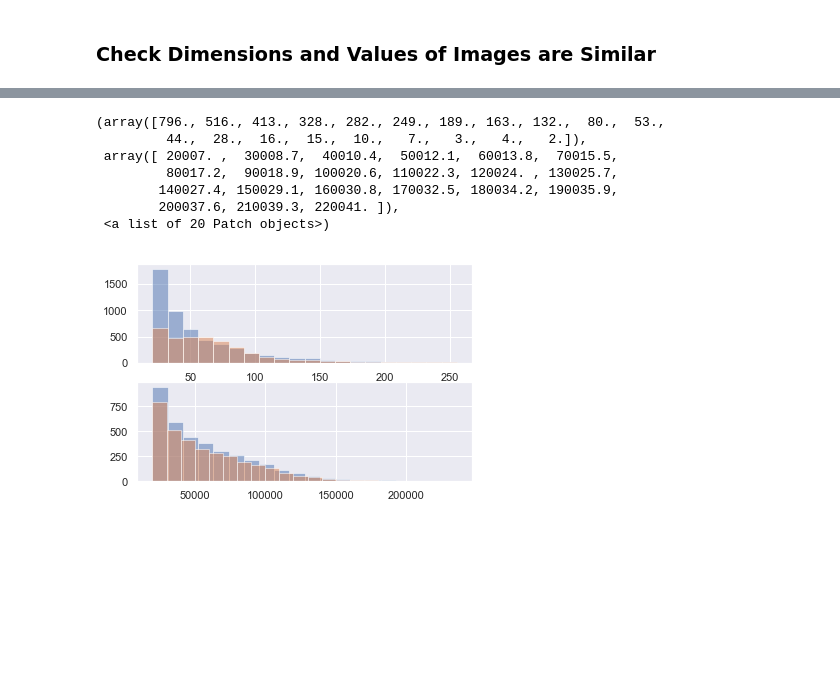
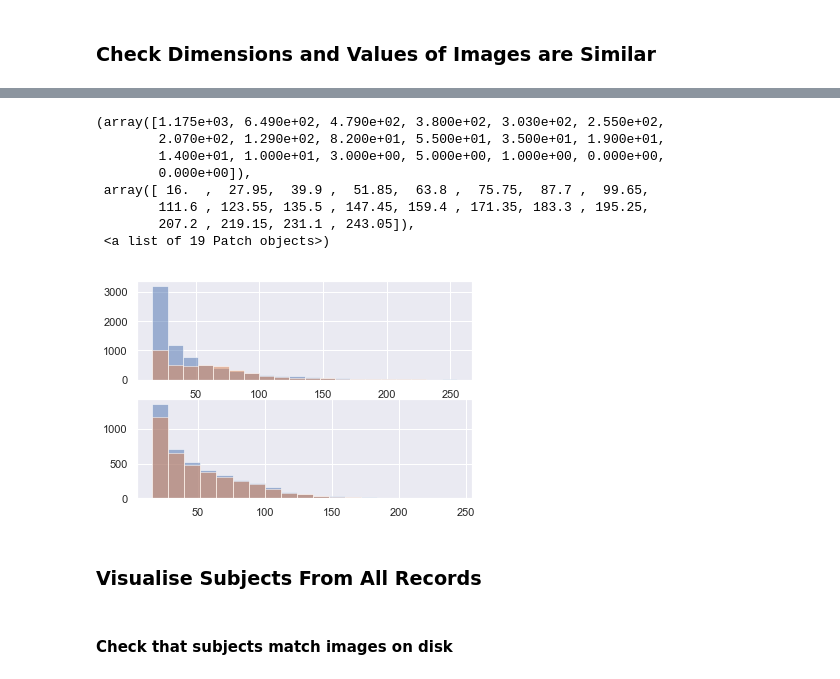
Before and after one commit to colinleach/zoobot, a Jupyter notebook: notebooks/verify_tfrecord_labels.ipynb, the cells around one changed output, grey strips where cells are left out. Cells and saved outputs as stored; diff of their text form; code cells hidden in the pictures; blank space fills up the shorter version.

```diff
--- a/notebooks/verify_tfrecord_labels.ipynb
+++ b/notebooks/verify_tfrecord_labels.ipynb
@@ -113,2 +90,16 @@ matching
 # %% [markdown]
 ### Compare Distributions of Labels, Total Votes
+# %%
+size = 128
+channels = 3
+n_subjects = None
+
+training_subjects = read_tfrecord.load_examples_from_tfrecord(
+    training_locs,
+    read_tfrecord.custom_feature_spec(['id_str', 'label', 'count']),
+    n_examples=n_subjects)
+
+acquired_subjects = read_tfrecord.load_examples_from_tfrecord(
+    acquired_locs,
+    read_tfrecord.custom_feature_spec(['id_str', 'label', 'count']),
+    n_examples=n_subjects)
@@ -144,0 +146,16 @@ assert set(acquired_id_strs) - set(training_id_strs) == set(acquired_id_strs)
+# %%
+size = 128
+channels = 3
+n_subjects = None
+
+training_subjects = read_tfrecord.load_examples_from_tfrecord(
+    training_locs,
+    read_tfrecord.custom_feature_spec(['matrix', 'id_str', 'label', 'count']),
+    n_examples=n_subjects)
+training_images = np.array([subject['matrix'].astype(np.uint8).reshape(size, size, channels) for subject in training_subjects])
+
+acquired_subjects = read_tfrecord.load_examples_from_tfrecord(
+    acquired_locs,
+    read_tfrecord.custom_feature_spec(['matrix', 'id_str', 'label', 'count']),
+    n_examples=n_subjects)
+acquired_images = np.array([subject['matrix'].astype(np.uint8).reshape(size, size, channels) for subject in acquired_subjects])
@@ -155,20 +175,24 @@ training_images.mean(), acquired_images.mean()
 # %%
 fig, (ax0, ax1) = plt.subplots(nrows=2)
+min_clip = 15
 flat_training_image = np.ravel(training_images[0])
-ax0.hist(flat_training_image[flat_training_image > 20], bins=20, alpha=0.5)
+_, bins, _ = ax0.hist(flat_training_image[flat_training_image > min_clip], bins=20, alpha=0.5)
 flat_acquired_image = np.ravel(acquired_images[0])
-ax0.hist(flat_acquired_image[flat_acquired_image > 20], bins=20, alpha=0.5)
+ax0.hist(flat_acquired_image[flat_acquired_image > min_clip], bins=bins[:-1], alpha=0.5)
 
-flat_training_batch = np.ravel(np.sum(training_images, axis=0))
-ax1.hist(flat_training_batch[flat_training_batch > 20000], bins=20, alpha=0.5)
-flat_acquired_batch = np.ravel(np.sum(acquired_images, axis=0))
-ax1.hist(flat_acquired_batch[flat_acquired_batch > 20000], bins=20, alpha=0.5)
+flat_training_batch = np.ravel(np.mean(training_images, axis=0))
+ax1.hist(flat_training_batch[flat_training_batch > min_clip], bins=bins[:-1], alpha=0.5)
+flat_acquired_batch = np.ravel(np.mean(acquired_images, axis=0))
+ax1.hist(flat_acquired_batch[flat_acquired_batch > min_clip], bins=bins[:-1], alpha=0.5)
 # %% [output]
-(array([796., 516., 413., 328., 282., 249., 189., 163., 132.,  80.,  53.,
-         44.,  28.,  16.,  15.,  10.,   7.,   3.,   4.,   2.]),
- array([ 20007. ,  30008.7,  40010.4,  50012.1,  60013.8,  70015.5,
-         80017.2,  90018.9, 100020.6, 110022.3, 120024. , 130025.7,
-        140027.4, 150029.1, 160030.8, 170032.5, 180034.2, 190035.9,
-        200037.6, 210039.3, 220041. ]),
- <a list of 20 Patch objects>)
+(array([1.175e+03, 6.490e+02, 4.790e+02, 3.800e+02, 3.030e+02, 2.550e+02,
+        2.070e+02, 1.290e+02, 8.200e+01, 5.500e+01, 3.500e+01, 1.900e+01,
+        1.400e+01, 1.000e+01, 3.000e+00, 5.000e+00, 1.000e+00, 0.000e+00,
+        0.000e+00]),
+ array([ 16.  ,  27.95,  39.9 ,  51.85,  63.8 ,  75.75,  87.7 ,  99.65,
+        111.6 , 123.55, 135.5 , 147.45, 159.4 , 171.35, 183.3 , 195.25,
+        207.2 , 219.15, 231.1 , 243.05]),
+ <a list of 19 Patch objects>)
-[figure, old version]
+[figure, new version]
+# %% [markdown]
+### Visualise Subjects From All Records
@@ -174,0 +208,2 @@ ax1.hist(flat_acquired_batch[flat_acquired_batch > 20000], bins=20, alpha=0.5)
+# %% [markdown]
+#### Check that subjects match images on disk
```
Also changed, not shown: parts of 31 cells of this notebook, 2 other files.
